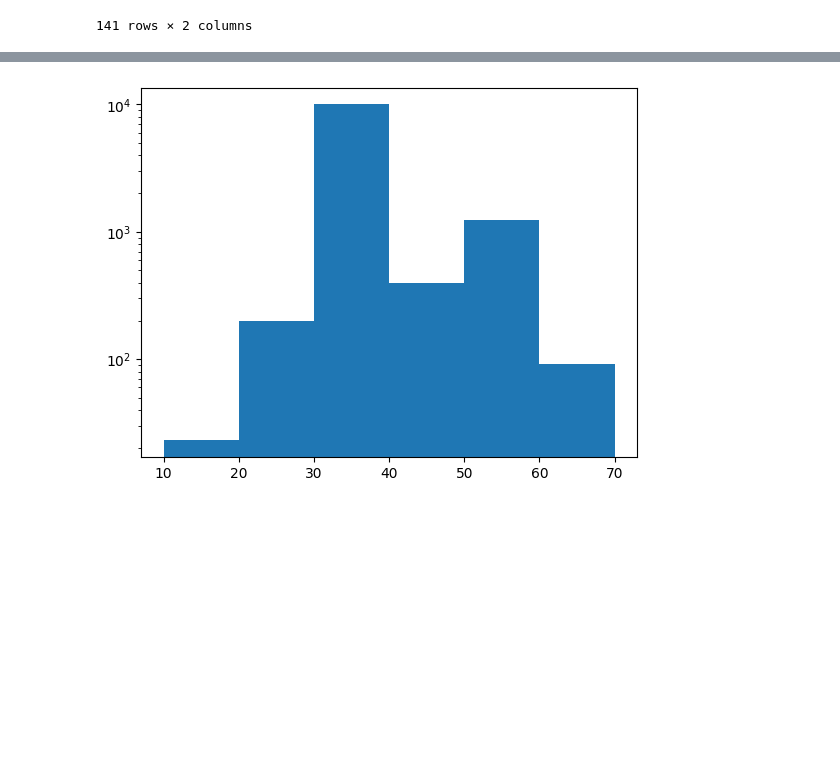
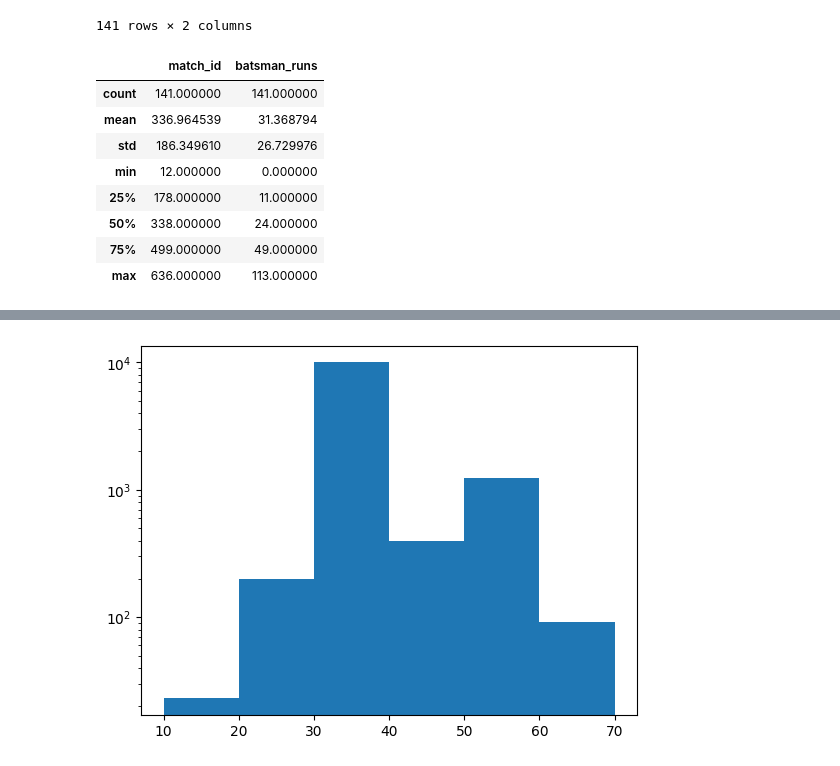
Before and after one commit to Pritush09/Visulaisation-Library-Practice, a Jupyter notebook: Session_23_matplotlib.ipynb, the cells around one changed output, grey strips where cells are left out. Drawn from its saved outputs; the diff is of its cells as text; code cells hidden in the pictures; blank space fills up the shorter version.

```diff
--- a/Session_23_matplotlib.ipynb
+++ b/Session_23_matplotlib.ipynb
@@ -373,4 +373,16 @@ df
 | 139 | 633 | 0 |
 | 140 | 636 | 54 |
 141 rows × 2 columns
+# %%
+df.describe()
+# %% [output]
+|  | match_id | batsman_runs |
+| count | 141.000000 | 141.000000 |
+| mean | 336.964539 | 31.368794 |
+| std | 186.349610 | 26.729976 |
+| min | 12.000000 | 0.000000 |
+| 25% | 178.000000 | 11.000000 |
+| 50% | 338.000000 | 24.000000 |
+| 75% | 499.000000 | 49.000000 |
+| max | 636.000000 | 113.000000 |
 # %%
```
Also changed, not shown: parts of 2 cells of this notebook.
